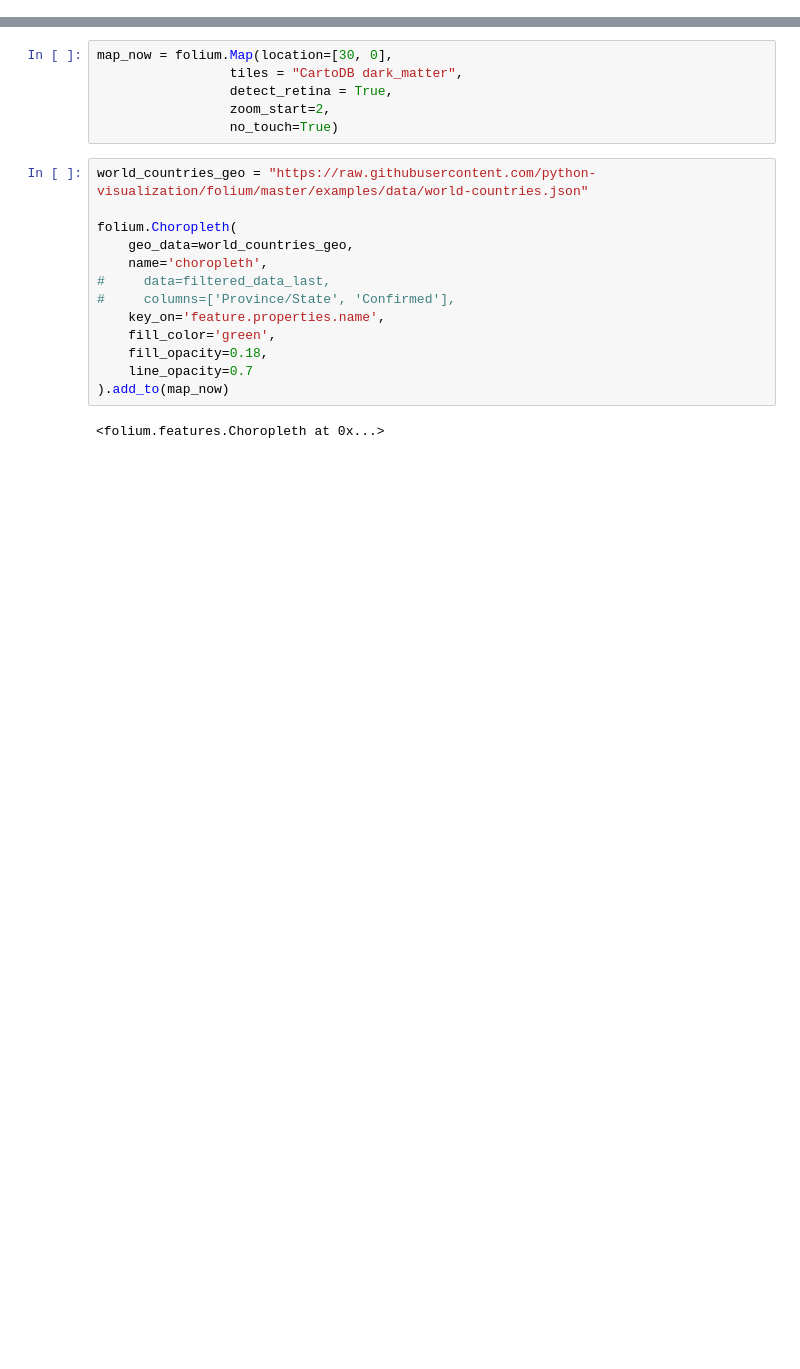
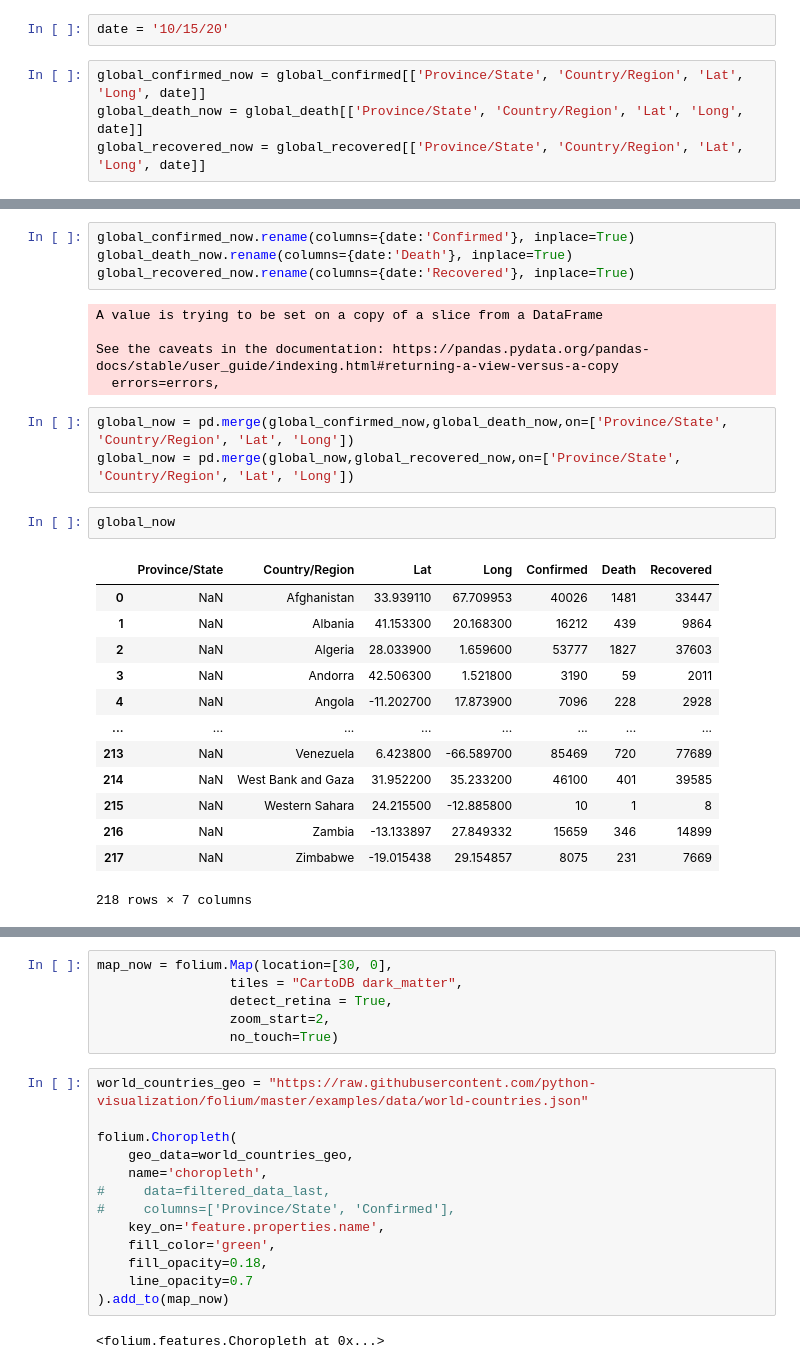
Before and after one commit to RedShuuu/Mix, a Jupyter notebook: COVID19/covid_data_analysis.ipynb, the cells around one changed output, grey strips where cells are left out. Cells and saved outputs as stored; diff of their text form; blank space fills up the shorter version.

```diff
--- a/COVID19/covid_data_analysis.ipynb
+++ b/COVID19/covid_data_analysis.ipynb
@@ -160,0 +85,6 @@ Create map
+# %%
+date = '10/15/20'
+# %%
+global_confirmed_now = global_confirmed[['Province/State', 'Country/Region', 'Lat', 'Long', date]]
+global_death_now = global_death[['Province/State', 'Country/Region', 'Lat', 'Long', date]]
+global_recovered_now = global_recovered[['Province/State', 'Country/Region', 'Lat', 'Long', date]]
@@ -160,0 +100,28 @@ Create map
+# %%
+global_confirmed_now.rename(columns={date:'Confirmed'}, inplace=True)
+global_death_now.rename(columns={date:'Death'}, inplace=True)
+global_recovered_now.rename(columns={date:'Recovered'}, inplace=True)
+# %% [output]
+A value is trying to be set on a copy of a slice from a DataFrame
+
+See the caveats in the documentation: https://pandas.pydata.org/pandas-docs/stable/user_guide/indexing.html#returning-a-view-versus-a-copy
+  errors=errors,
+# %%
+global_now = pd.merge(global_confirmed_now,global_death_now,on=['Province/State', 'Country/Region', 'Lat', 'Long'])
+global_now = pd.merge(global_now,global_recovered_now,on=['Province/State', 'Country/Region', 'Lat', 'Long'])
+# %%
+global_now
+# %% [output]
+|  | Province/State | Country/Region | Lat | Long | Confirmed | Death | Recovered |
+| 0 | NaN | Afghanistan | 33.939110 | 67.709953 | 40026 | 1481 | 33447 |
+| 1 | NaN | Albania | 41.153300 | 20.168300 | 16212 | 439 | 9864 |
+| 2 | NaN | Algeria | 28.033900 | 1.659600 | 53777 | 1827 | 37603 |
+| 3 | NaN | Andorra | 42.506300 | 1.521800 | 3190 | 59 | 2011 |
+| 4 | NaN | Angola | -11.202700 | 17.873900 | 7096 | 228 | 2928 |
+| ... | ... | ... | ... | ... | ... | ... | ... |
+| 213 | NaN | Venezuela | 6.423800 | -66.589700 | 85469 | 720 | 77689 |
+| 214 | NaN | West Bank and Gaza | 31.952200 | 35.233200 | 46100 | 401 | 39585 |
+| 215 | NaN | Western Sahara | 24.215500 | -12.885800 | 10 | 1 | 8 |
+| 216 | NaN | Zambia | -13.133897 | 27.849332 | 15659 | 346 | 14899 |
+| 217 | NaN | Zimbabwe | -19.015438 | 29.154857 | 8075 | 231 | 7669 |
+218 rows × 7 columns
```
Also changed, not shown: parts of 54 cells of this notebook, 1 other file.
